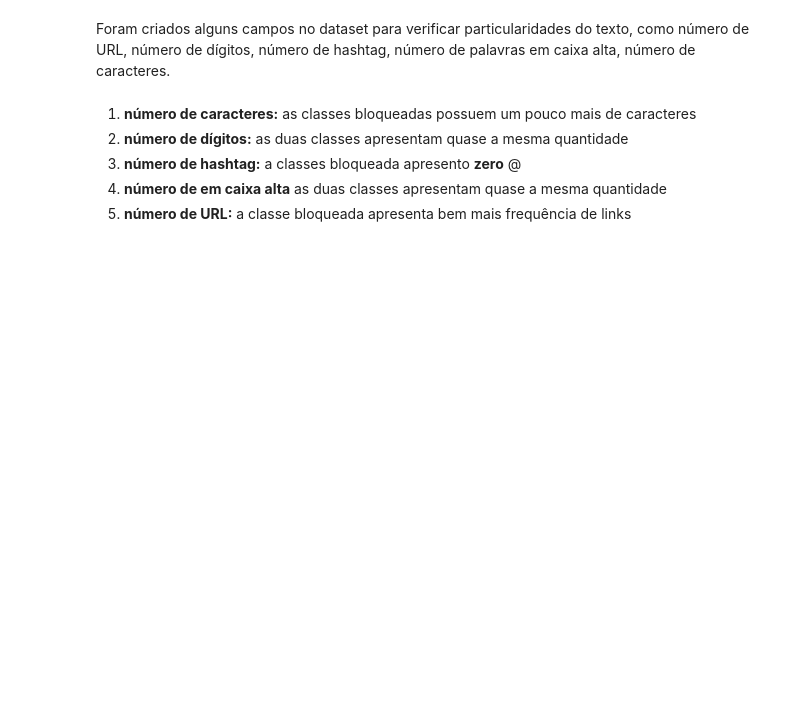
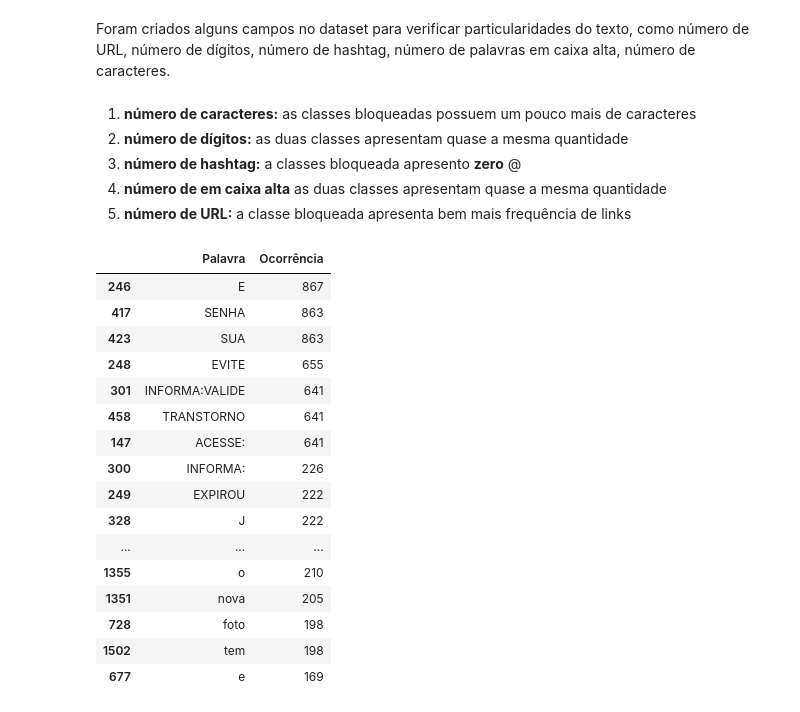
Before and after one commit to wellingtondantas/Projetos, a Jupyter notebook: NLP/main.ipynb, the cells around one changed output. Saved outputs shown, nothing was run; the diff lists cells and outputs as text; code cells hidden in the pictures; blank space fills up the shorter version.

```diff
--- a/NLP/main.ipynb
+++ b/NLP/main.ipynb
@@ -427,0 +524,54 @@ Foram criados alguns campos no dataset para verificar particularidades do texto,
+# %%
+#Função forma mensagem com palavras unicas
+def formMessagem(msg):
+
+  txt = ''
+
+  for i in range(len(msg)):
+    txt = txt + ' ' + msg[i]
+
+  return txt
+
+#Função vai contar a ocorrencia de cada palavra
+def moda(msg, ocorrencia):
+
+    msg = msg.split()
+    ocorrencia = ocorrencia.split()
+
+    lista = []
+
+    for i in ocorrencia:
+        for j in msg:
+            if i == j:
+                lista.append(j)
+    return Counter(lista)
+# %%
+#Palavras unicas
+msg_blocked_x = np.unique(msg_blocked.split())
+
+msg_ok_x = np.unique(msg_ok.split())
+# %%
+#Criar tabela com o número de palavras únicas e a sua ocorrência
+msg_blocked = pd.melt(pd.DataFrame(moda(msg_blocked, formMessagem(msg_blocked_x)), index=[1]))
+msg_blocked.columns=['Palavra', 'Ocorrência']
+
+#Procura as 20 palavras com maior ocorrência
+msg_blocked.sort_values(['Ocorrência'], ascending=False).head(20)
+# %% [output]
+|  | Palavra | Ocorrência |
+| 246 | E | 867 |
+| 417 | SENHA | 863 |
+| 423 | SUA | 863 |
+| 248 | EVITE | 655 |
+| 301 | INFORMA:VALIDE | 641 |
+| 458 | TRANSTORNO | 641 |
+| 147 | ACESSE: | 641 |
+| 300 | INFORMA: | 226 |
+| 249 | EXPIROU | 222 |
+| 328 | J | 222 |
+| ... | ... | ... |
+| 1355 | o | 210 |
+| 1351 | nova | 205 |
+| 728 | foto | 198 |
+| 1502 | tem | 198 |
+| 677 | e | 169 |
```
Also changed, not shown: parts of 54 cells of this notebook, 1 other file.
